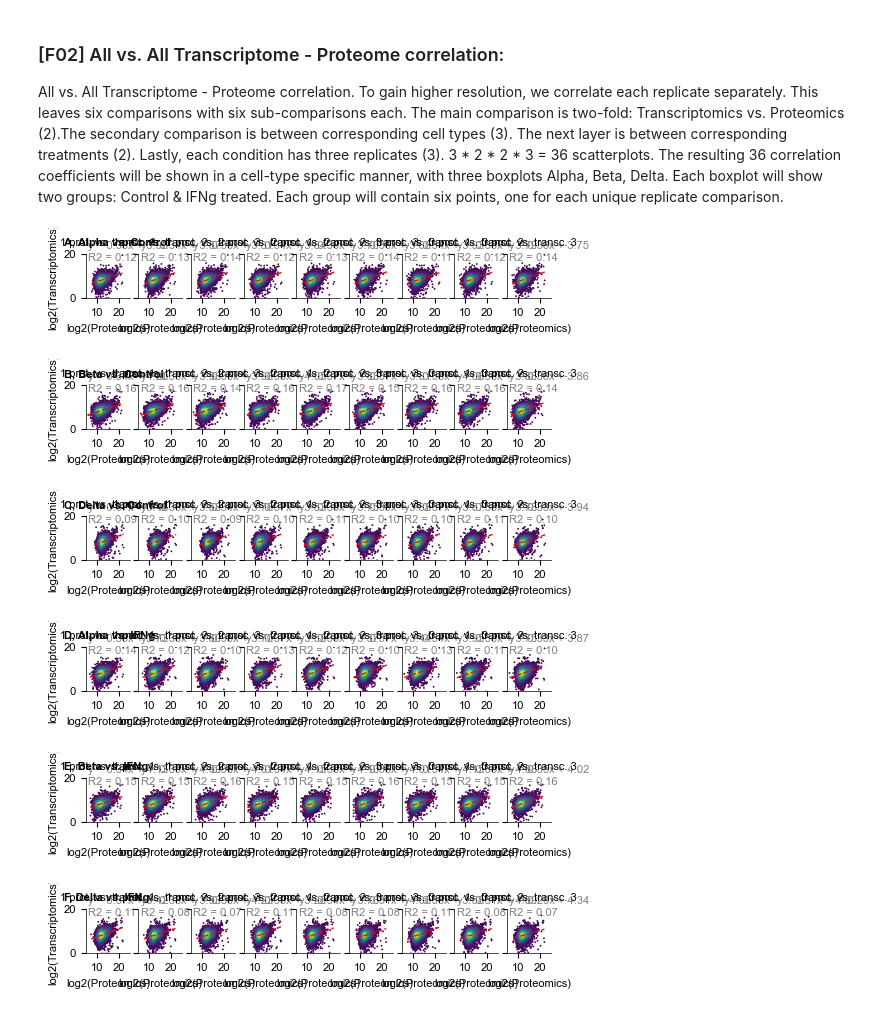
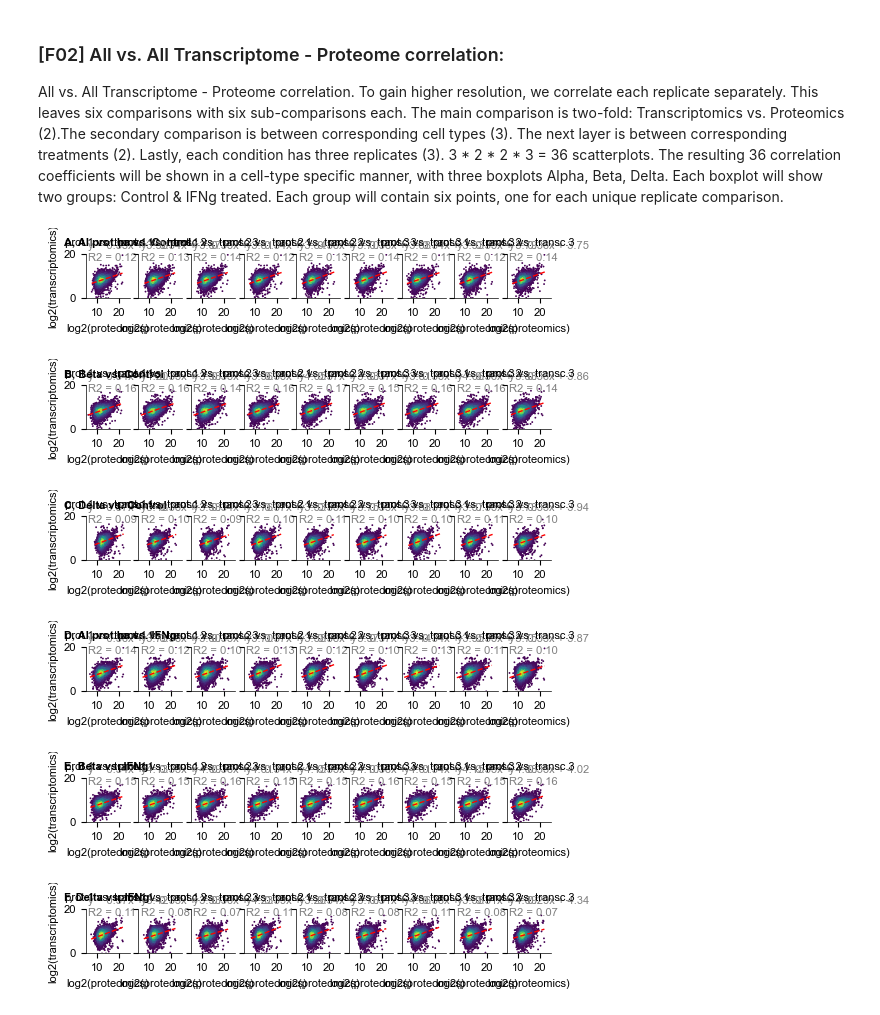
Before and after one commit to MannLabs/IsletsOmics, a Jupyter notebook: figure_notebooks/F02.ipynb, the cells around one changed output. Drawn from its saved outputs; the diff is of its cells as text; code cells hidden in the pictures.

```diff
--- a/figure_notebooks/F02.ipynb
+++ b/figure_notebooks/F02.ipynb
@@ -73,7 +70,8 @@ def fig_02_replicate_datasets(
             t_vec = data.loc[idx_t].values.flatten()
 
             # replicate pair
-            replicate_pair = r_p + "p_t" + r_t
+            # replicate_pair = r_p + "p_t" + r_t
+            replicate_pair = "p" + r_p + "_t" + r_t
 
             # assemble output
             sample_treatment_dataframe = pd.DataFrame({
@@ -112,21 +110,19 @@ def fig_02_scatterplots(
 
         # produce scatterplot
         label_parse_dict = {
-            'proteome_value' : 'log2(Proteomics)',
-            'transcriptome_value' : 'log2(Transcriptomics)',
+            'proteome_value' : 'log2(proteomics)',
+            'transcriptome_value' : 'log2(transcriptomics)',
         }
 
         def label_parse_regex(l):
             l = l.replace('_', ' vs. ')
-            # l = l.replace('proteomics', 'Proteomics')
-            # l = l.replace('transcriptomics', 'Transcriptomics')
             l = l.replace('alpha', 'Alpha')
             l = l.replace('beta', 'Beta')
             l = l.replace('delta', 'Delta')
             l = l.replace('control', 'Control')
             l = l.replace('ifng', 'IFNg')
-            l = l.replace('p ', ' prot. ')
-            l = l.replace(' t', ' transc. ')
+            l = l.replace('p', ' prot.')
+            l = l.replace(' t', ' transc.')
 
             return l
 
@@ -185,36 +181,36 @@ def fig_02_scatterplots(
             # fit linear regression
             reg = LinearRegression().fit(x, y)
             y_pred = reg.predict(x)
 
             # calculate r2
             r2 = r2_score(y, y_pred)
             replicate_r2[replicate_pair] = r2
 
             # calculate pearsonr
             pearsonr = stats.pearsonr(x.flatten(), y.flatten())
             replicate_pearsonr[replicate_pair] = pearsonr.statistic
 
             # store coefficients
             replicate_k[replicate_pair] = reg.coef_[0][0]
             replicate_d[replicate_pair] = reg.intercept_[0]
 
         # store replicate r2
         regression_coefficients[sample_treatment] = {
             'r2' : replicate_r2,
             'pearsonr' : replicate_pearsonr,
             'k' : replicate_k,
             'd' : replicate_d,
         }
 
     # return regression coefficients
     return regression_coefficients
 
 f2ds = fig_02_replicate_datasets(data = data, sample_metadata=sample_metadata)
 f2ds_coeff = fig_02_scatterplots(f2ds)
 # %% [output]
-[figure, old version]
+[figure, new version]
-[figure, old version]
+[figure, new version]
-[figure, old version]
+[figure, new version]
-[figure, old version]
+[figure, new version]
-[figure, old version]
+[figure, new version]
-[figure, old version]
+[figure, new version]
```
Also changed, not shown: parts of 1 cell of this notebook, 6 other files.
